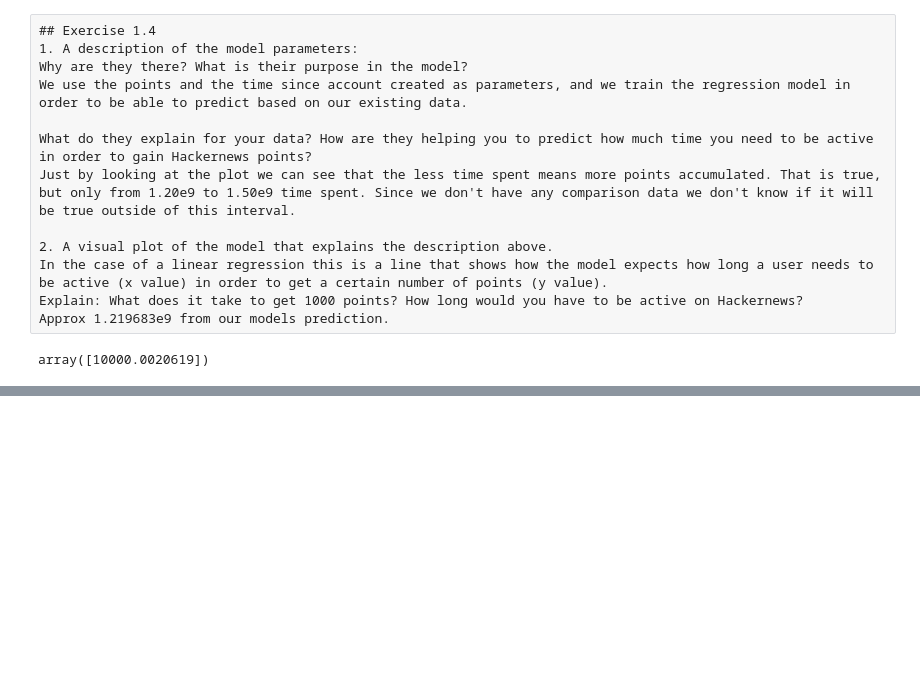
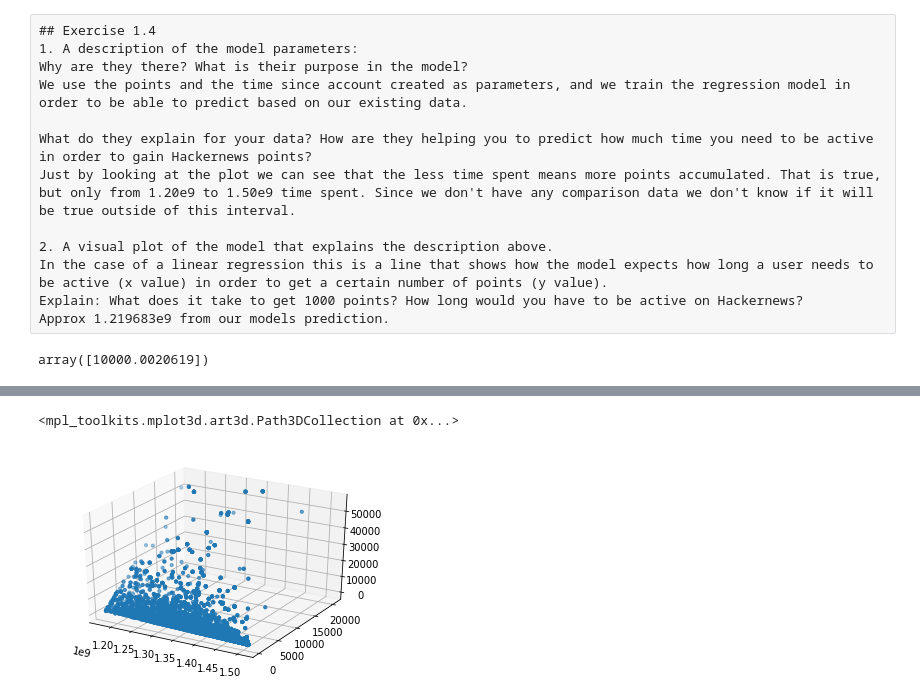
Before and after one commit to FarkIst/ML_Project1, a Jupyter notebook: project1.ipynb, the cells around one changed output, grey strips where cells are left out. Cells and saved outputs as stored; diff of their text form; code cells hidden in the pictures; blank space fills up the shorter version.

Commit message:
working prediction

```diff
--- a/project1.ipynb
+++ b/project1.ipynb
@@ -123,3 +114,13 @@ TypeError: 'list' object cannot be interpreted as an integer
+# %%
+predicted = model.predict(xs_reshape)
+
+fig = plt.figure()
+ax = fig.add_subplot(111, projection='3d')
+
+ax.scatter(df["created"], df["submitted"], predicted, zdir='z', s=10, c=None, depthshade=True)
+# %% [output]
+<mpl_toolkits.mplot3d.art3d.Path3DCollection at 0x...>
+[figure, added]
 # %%
 ## Exercise 3
 
```
Also changed, not shown: parts of 2 cells of this notebook.
